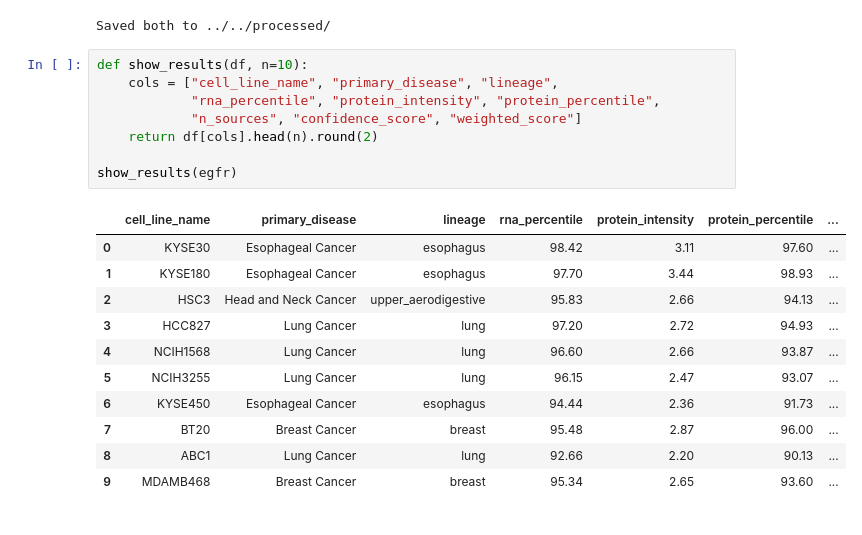
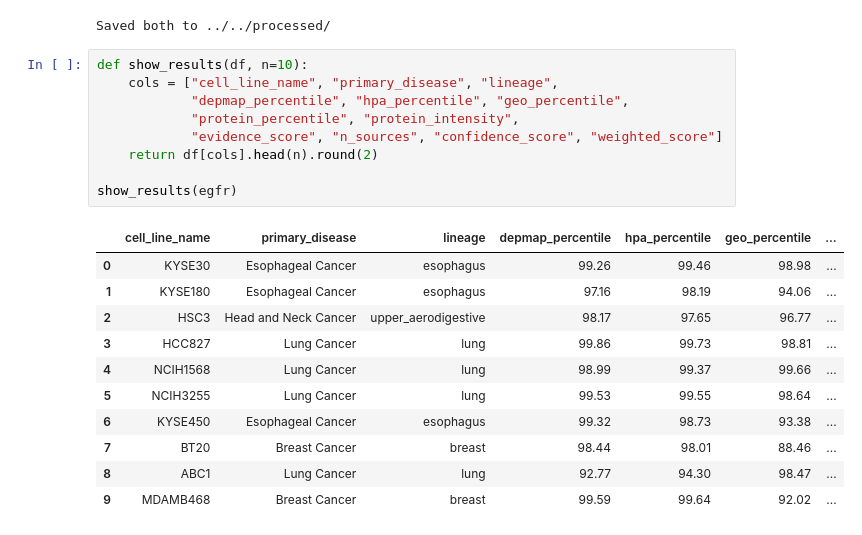
Before and after one commit to NattawasP/SEMTM0044_2025_AYEAR_TEAM34, a Jupyter notebook: notebooks/Victor_Data Exploration/Percentile_Ranking.ipynb, the cells around one changed output. Cells and saved outputs as stored; diff of their text form.

```diff
--- a/notebooks/Victor_Data Exploration/Percentile_Ranking.ipynb
+++ b/notebooks/Victor_Data Exploration/Percentile_Ranking.ipynb
@@ -271,20 +319,21 @@ Saved both to ../../processed/
 # %%
 def show_results(df, n=10):
     cols = ["cell_line_name", "primary_disease", "lineage",
-            "rna_percentile", "protein_intensity", "protein_percentile",
-            "n_sources", "confidence_score", "weighted_score"]
+            "depmap_percentile", "hpa_percentile", "geo_percentile",
+            "protein_percentile", "protein_intensity",
+            "evidence_score", "n_sources", "confidence_score", "weighted_score"]
     return df[cols].head(n).round(2)
 
 show_results(egfr)
 # %% [output]
-|  | cell_line_name | primary_disease | lineage | rna_percentile | protein_intensity | protein_percentile | ... |
-| 0 | KYSE30 | Esophageal Cancer | esophagus | 98.42 | 3.11 | 97.60 | ... |
-| 1 | KYSE180 | Esophageal Cancer | esophagus | 97.70 | 3.44 | 98.93 | ... |
-| 2 | HSC3 | Head and Neck Cancer | upper_aerodigestive | 95.83 | 2.66 | 94.13 | ... |
-| 3 | HCC827 | Lung Cancer | lung | 97.20 | 2.72 | 94.93 | ... |
-| 4 | NCIH1568 | Lung Cancer | lung | 96.60 | 2.66 | 93.87 | ... |
-| 5 | NCIH3255 | Lung Cancer | lung | 96.15 | 2.47 | 93.07 | ... |
-| 6 | KYSE450 | Esophageal Cancer | esophagus | 94.44 | 2.36 | 91.73 | ... |
-| 7 | BT20 | Breast Cancer | breast | 95.48 | 2.87 | 96.00 | ... |
-| 8 | ABC1 | Lung Cancer | lung | 92.66 | 2.20 | 90.13 | ... |
-| 9 | MDAMB468 | Breast Cancer | breast | 95.34 | 2.65 | 93.60 | ... |
+|  | cell_line_name | primary_disease | lineage | depmap_percentile | hpa_percentile | geo_percentile | ... |
+| 0 | KYSE30 | Esophageal Cancer | esophagus | 99.26 | 99.46 | 98.98 | ... |
+| 1 | KYSE180 | Esophageal Cancer | esophagus | 97.16 | 98.19 | 94.06 | ... |
+| 2 | HSC3 | Head and Neck Cancer | upper_aerodigestive | 98.17 | 97.65 | 96.77 | ... |
+| 3 | HCC827 | Lung Cancer | lung | 99.86 | 99.73 | 98.81 | ... |
+| 4 | NCIH1568 | Lung Cancer | lung | 98.99 | 99.37 | 99.66 | ... |
+| 5 | NCIH3255 | Lung Cancer | lung | 99.53 | 99.55 | 98.64 | ... |
+| 6 | KYSE450 | Esophageal Cancer | esophagus | 99.32 | 98.73 | 93.38 | ... |
+| 7 | BT20 | Breast Cancer | breast | 98.44 | 98.01 | 88.46 | ... |
+| 8 | ABC1 | Lung Cancer | lung | 92.77 | 94.30 | 98.47 | ... |
+| 9 | MDAMB468 | Breast Cancer | breast | 99.59 | 99.64 | 92.02 | ... |
```
Also changed, not shown: parts of 6 cells of this notebook.
